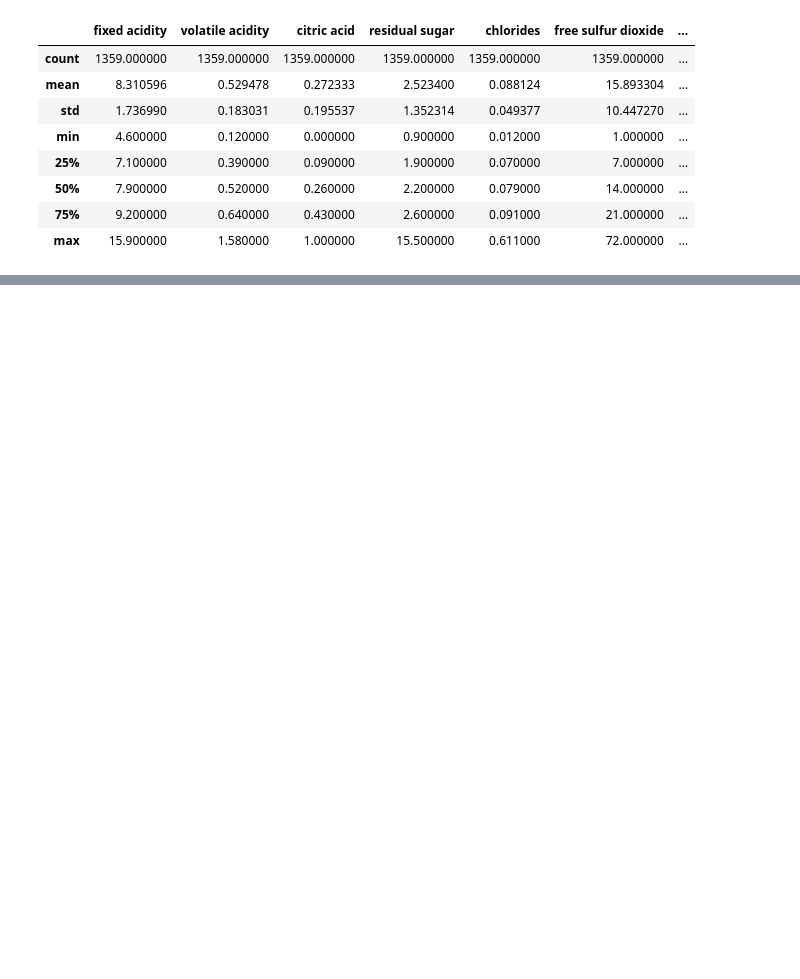
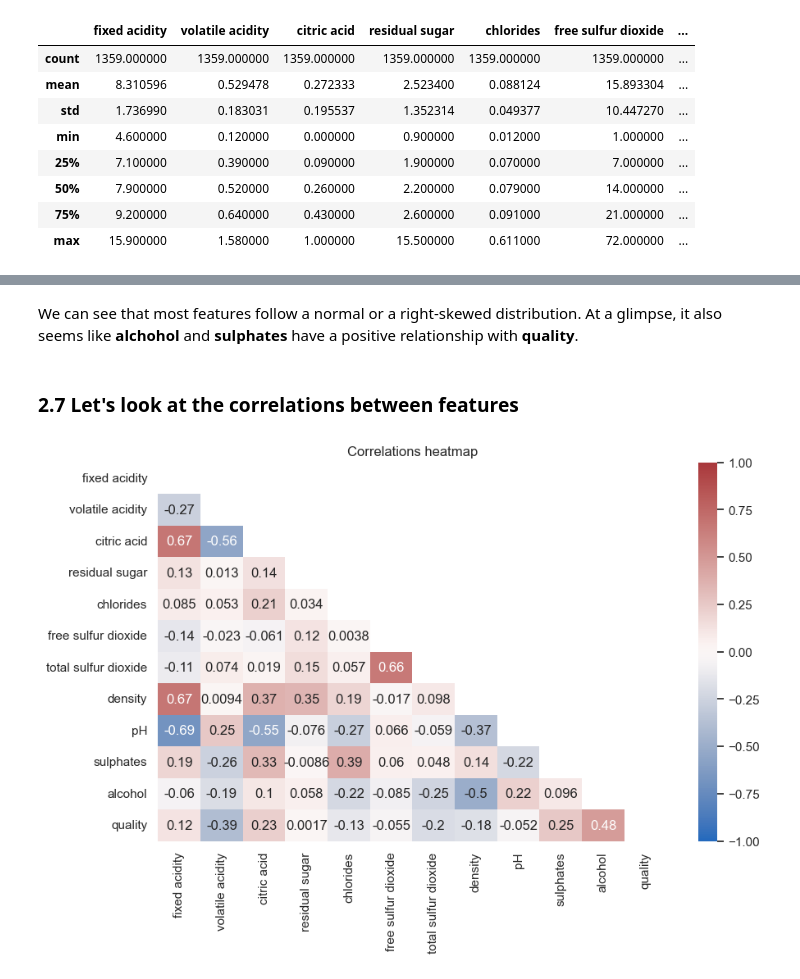
Before and after one commit to eleonen/wine-quality-explanatory-model, a Jupyter notebook: wine_explanatory_model.ipynb, the cells around one changed output, grey strips where cells are left out. Drawn from its saved outputs; the diff is of its cells as text; code cells hidden in the pictures; blank space fills up the shorter version.

```diff
--- a/wine_explanatory_model.ipynb
+++ b/wine_explanatory_model.ipynb
@@ -215,0 +181,8 @@ print(vif_data_reduced)
+# %% [markdown]
+We can see that most features follow a normal or a right-skewed distribution. At a glimpse, it also seems like **alchohol** and **sulphates** have a positive relationship with **quality**.
+# %% [markdown]
+### 2.7 Let's look at the correlations between features
+# %%
+plot_corr_matrix(df)
+# %% [output]
+[figure, added]
```
Also changed, not shown: parts of 71 cells of this notebook, 3 other files.
